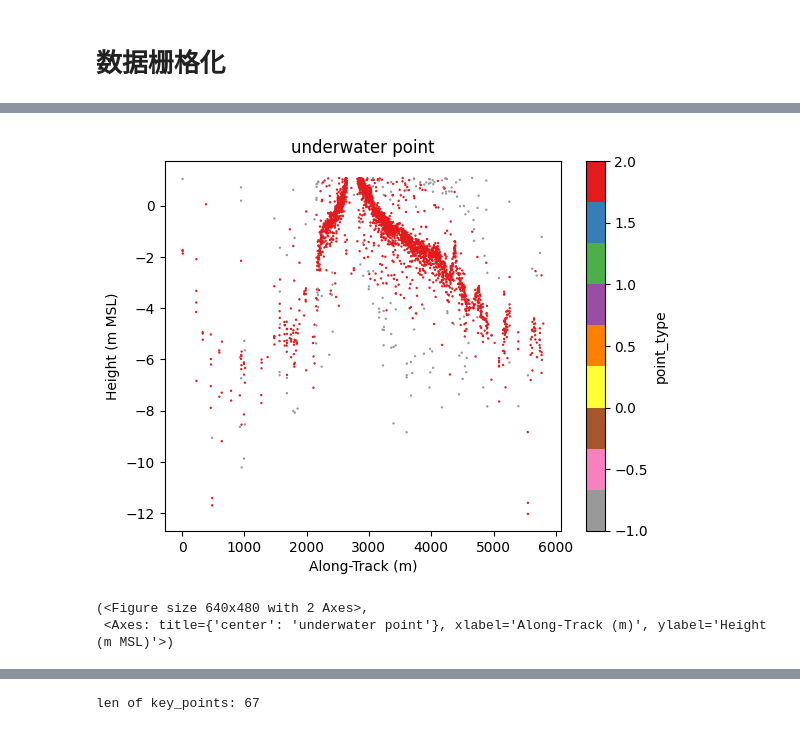
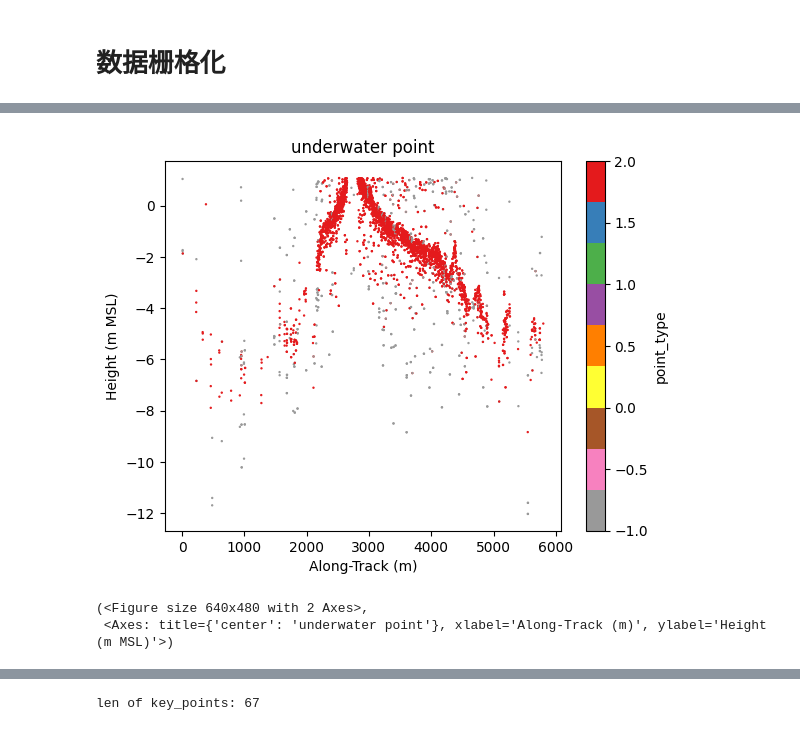
Before and after one commit to NtskwK/GraduationProject, a Jupyter notebook: icesat2-rasterization.ipynb, the cells around one changed output, grey strips where cells are left out. Cells and saved outputs as stored; diff of their text form; code cells hidden in the pictures.

```diff
--- a/icesat2-rasterization.ipynb
+++ b/icesat2-rasterization.ipynb
@@ -24,0 +12,24 @@ Index(['Unnamed: 0.1', 'Unnamed: 0', 'Time (sec)', 'Delta Time (sec)',
+# %%
+data_path = Path("processed_ATL03_20221230185202_01561807_006_02_gt3r_cut_denoise.csv")
+data = get_csv(data_path)
+
+print(data.columns)
+print("\n-------------------------\n")
+# 只选择需要的列
+data = data[
+    [
+        "Time (sec)",
+        "Delta Time (sec)",
+        "Longitude (deg)",
+        "UTM Easting (m)",
+        "UTM Northing (m)",
+        "Cross-Track (m)",
+        "Along-Track (m)",
+        "Height (m HAE)",
+        "Height (m MSL)",
+        "Solar Elevation (deg)",
+        "point_type",
+    ]
+]
+
+print(data.columns)
@@ -25,37 +52,43 @@ Index(['Unnamed: 0.1', 'Unnamed: 0', 'Time (sec)', 'Delta Time (sec)',
 # %%
-from dataclasses import dataclass
 from utils.denoise import PointType, get_normal_distribution
 from utils.plot import get_plt
 
 under_water_point = data.loc[data["point_type"] == PointType.LandSurface.value]
 
 block = {}
 
 for index, point in under_water_point.iterrows():
     id = point["Along-Track (m)"] // 10
     id = int(id)
     if id not in block:
         block[id] = []
     block[id].append(point)
 
 new_ds = []
-for id in block.keys():
+available_keys = sorted(list(block.keys()))
+for id in available_keys:
     ds = pd.DataFrame(block[id])
+    if (id + 1) in available_keys:
+        # 如果块是连续的则扩展窗口
+        ds = pd.concat([ds, pd.DataFrame(block[id + 1])])
+
+    ds["point_type"] = PointType.LandSurface.value
     heights = ds["Height (m MSL)"].values
     mu, sigma = get_normal_distribution(heights)
     if sigma > 1:
         ds.loc[
-            (ds["Height (m MSL)"] < mu - sigma) | (ds["Height (m MSL)"] > mu + sigma),
+            (ds["Height (m MSL)"] < mu - 0.5 * sigma)
+            | (ds["Height (m MSL)"] > mu + 0.5 * sigma),
             "point_type",
         ] = PointType.Noise.value
     new_ds.append(ds)
 
 seafloor_point = pd.concat(new_ds)
 
 get_plt(
     seafloor_point, x="Along-Track (m)", y="Height (m MSL)", title="underwater point"
 )
 # %% [output]
-[figure, old version]
+[figure, new version]
 (<Figure size 640x480 with 2 Axes>,
  <Axes: title={'center': 'underwater point'}, xlabel='Along-Track (m)', ylabel='Height (m MSL)'>)
```
Also changed, not shown: parts of 5 cells of this notebook.
